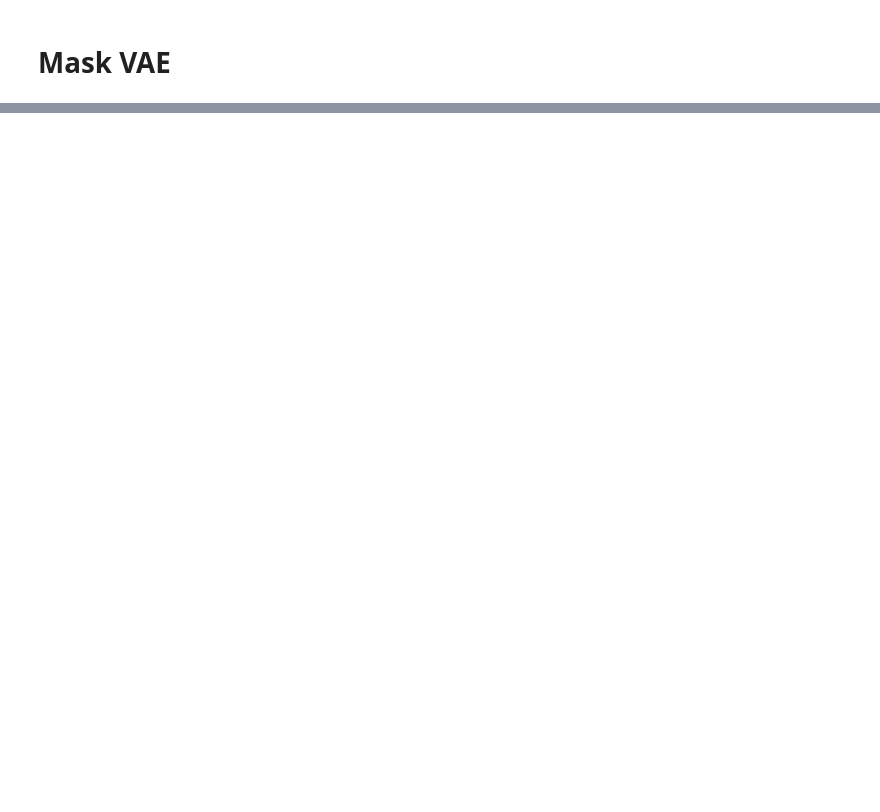
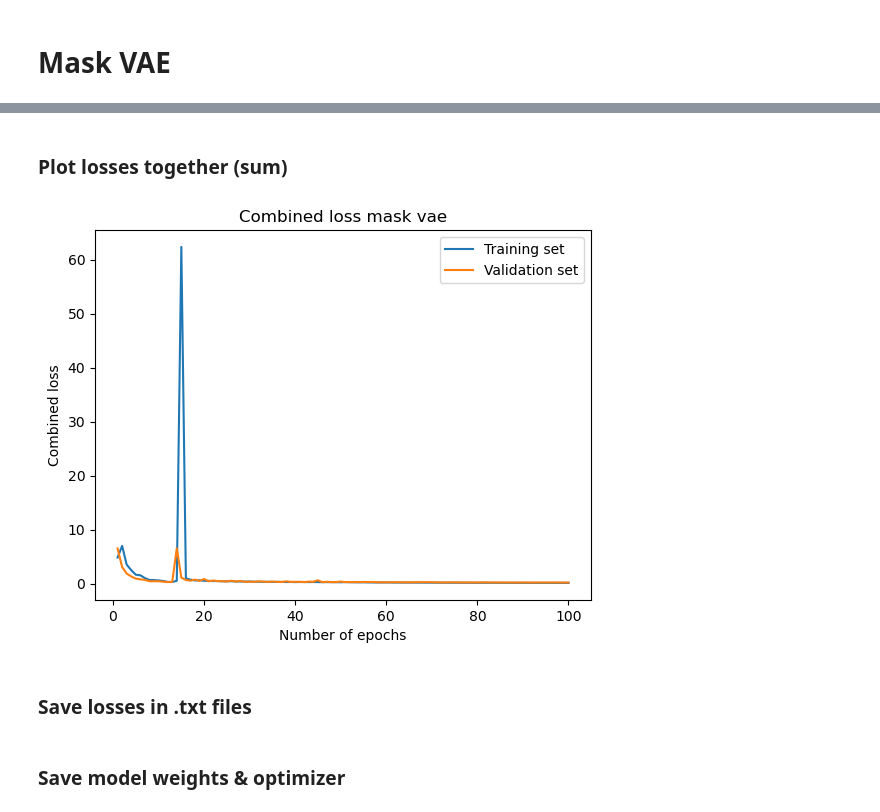
Before and after one commit to MartinoCappuccino/CapitaSelectaCode, a Jupyter notebook: mask_vae/main.ipynb, the cells around one changed output, grey strips where cells are left out. Saved outputs shown, nothing was run; the diff lists cells and outputs as text; code cells hidden in the pictures; blank space fills up the shorter version.

```diff
--- a/mask_vae/main.ipynb
+++ b/mask_vae/main.ipynb
@@ -155,0 +199,17 @@ Epoch #11: Rec_Loss/train = 0.20914, KLD/train = 0.17804 | Rec_Loss/valid = 0.18
+# %% [markdown]
+### Plot losses together (sum)
+# %%
+plt.plot(range(1,N_EPOCHS+1), [sum(x) for x in zip(*vae_trainer.train_losses)])
+plt.plot(range(1,N_EPOCHS+1), [sum(x) for x in zip(*vae_trainer.valid_losses)])
+plt.ylabel('Combined loss')
+plt.xlabel('Number of epochs')
+plt.title('Combined loss mask vae')
+plt.legend(['Training set', 'Validation set'])
+plot_name = 'COMBINED_LOSS'+str(N_EPOCHS) + 'epochs_' + str(Z_DIM) + '_latentdim.png'
+path = EXPERIMENT_DIR / plot_name
+
+plt.savefig(path, dpi=200)
+# %% [output]
+[figure, added]
+# %% [markdown]
+### Save losses in .txt files
@@ -155,0 +233,2 @@ Epoch #11: Rec_Loss/train = 0.20914, KLD/train = 0.17804 | Rec_Loss/valid = 0.18
+# %% [markdown]
+### Save model weights & optimizer
```
Also changed, not shown: parts of 13 cells of this notebook, 4 other files.
